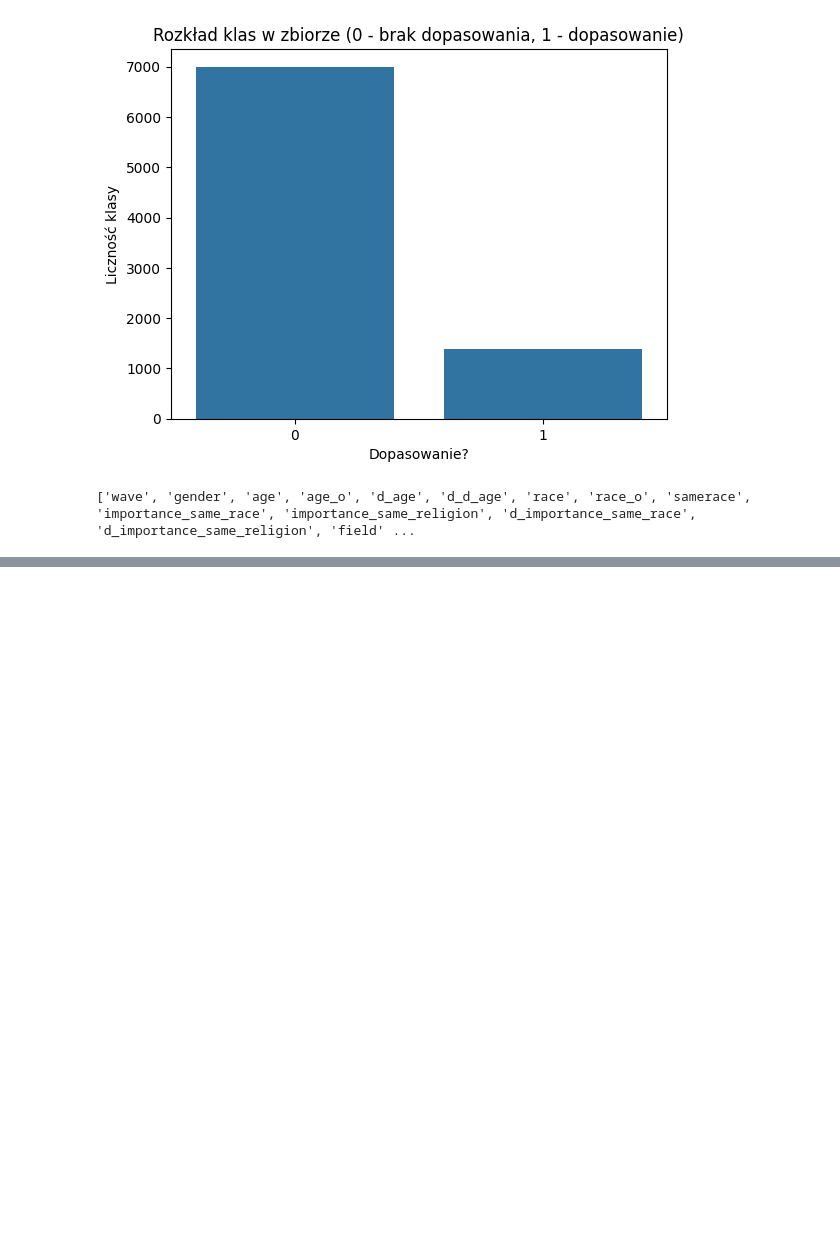
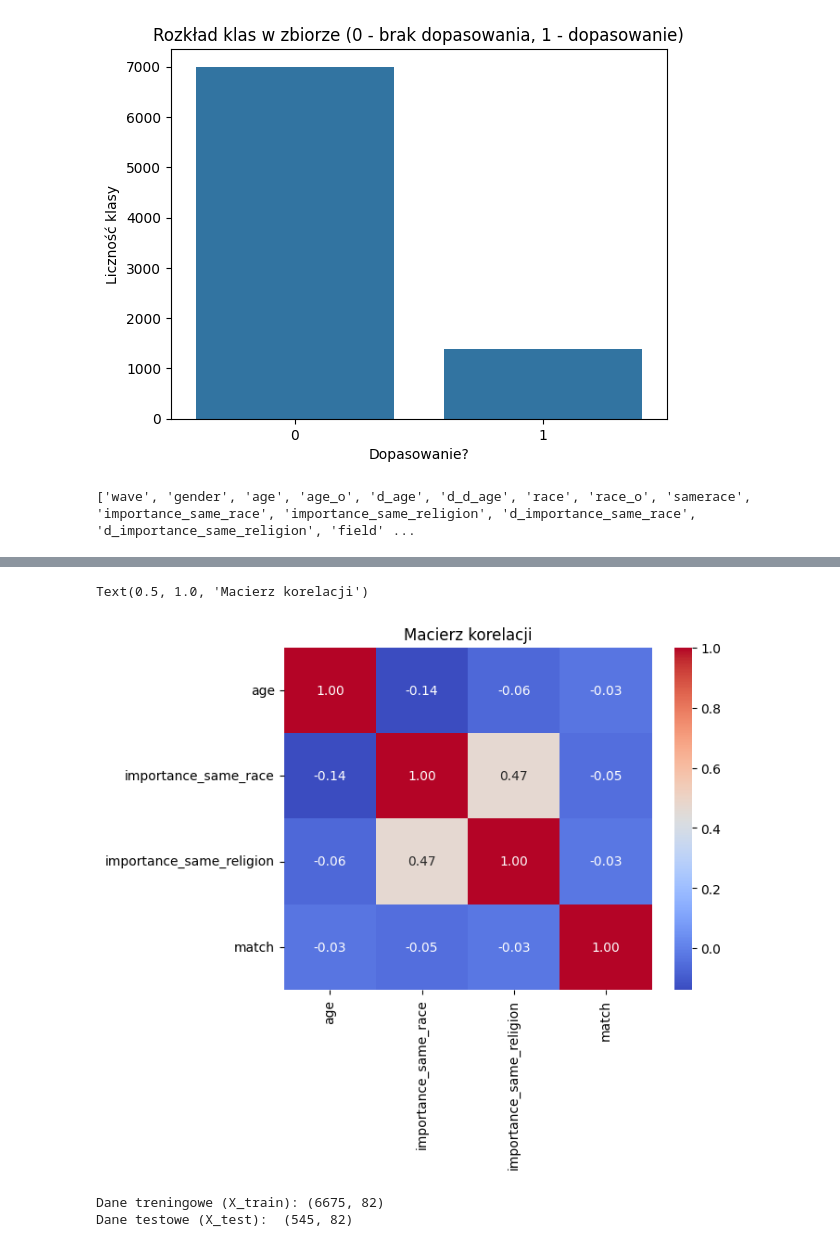
Before and after one commit to Zajecia-na-PWr-LR/lista6-MateuszOlech, a Jupyter notebook: Lista6.ipynb, the cells around one changed output, grey strips where cells are left out. Cells and saved outputs as stored; diff of their text form; code cells hidden in the pictures; blank space fills up the shorter version.

```diff
--- a/Lista6.ipynb
+++ b/Lista6.ipynb
@@ -85,3 +103,48 @@ print(cols)
+# %%
+cols_to_matrix = ['age', 'importance_same_race', 'importance_same_religion', 'match']
+corr_matrix = df[cols_to_matrix].corr(method='spearman')
+sns.heatmap(corr_matrix, annot=True, fmt=".2f", cmap="coolwarm")
+plt.title("Macierz korelacji")
+# %% [output]
+Text(0.5, 1.0, 'Macierz korelacji')
+[figure, added]
+# %%
+# CYFROWY ODCISK PALCA
+profile_features = ['wave', 'gender', 'age', 'race', 'importance_same_race', 'importance_same_religion']
+
+temp_df = df[profile_features].astype(str)
+df['user_id'] = temp_df.groupby(profile_features).ngroup()
+
+user_counts = df['user_id'].value_counts()
+valid_users = user_counts[user_counts >= 5].index
+df_filtered = df[df['user_id'].isin(valid_users)].copy()
+
+unique_users = df_filtered['user_id'].unique()
+
+train_users, test_users = train_test_split(unique_users, test_size=0.2, random_state=42)
+
+df_train = df_filtered[df_filtered['user_id'].isin(train_users)].copy()
+df_test_full = df_filtered[df_filtered['user_id'].isin(test_users)].copy()
+
+df_test = df_test_full.groupby('user_id').sample(n=5, random_state=42).copy()
+
+df_train = df_train.sample(frac=1, random_state=42).reset_index(drop=True)
+df_test = df_test.sample(frac=1, random_state=42).reset_index(drop=True)
+
+train_ids = df_train.pop('user_id')
+test_ids = df_test.pop('user_id')
+
+y_train = df_train.pop('match').astype(int)
+y_test = df_test.pop('match').astype(int)
+
+X_train = df_train
+X_test = df_test
+
+print(f"Dane treningowe (X_train): {X_train.shape}")
+print(f"Dane testowe (X_test):  {X_test.shape}")
+# %% [output]
+Dane treningowe (X_train): (6675, 82)
+Dane testowe (X_test):  (545, 82)
 # %%
 missing = df.isnull().sum()
 df_missing = pd.DataFrame({'Liczba braków': missing, 'Rodzaj kolumny': df.dtypes})
```
Also changed, not shown: parts of 15 cells of this notebook.
